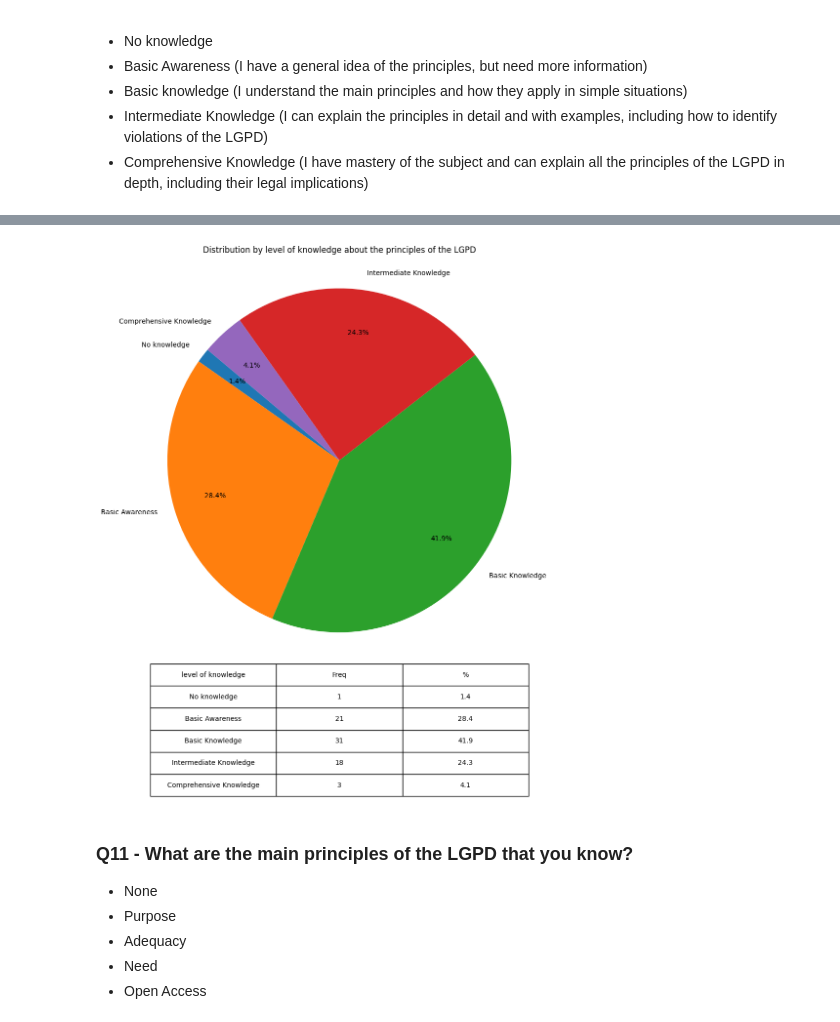
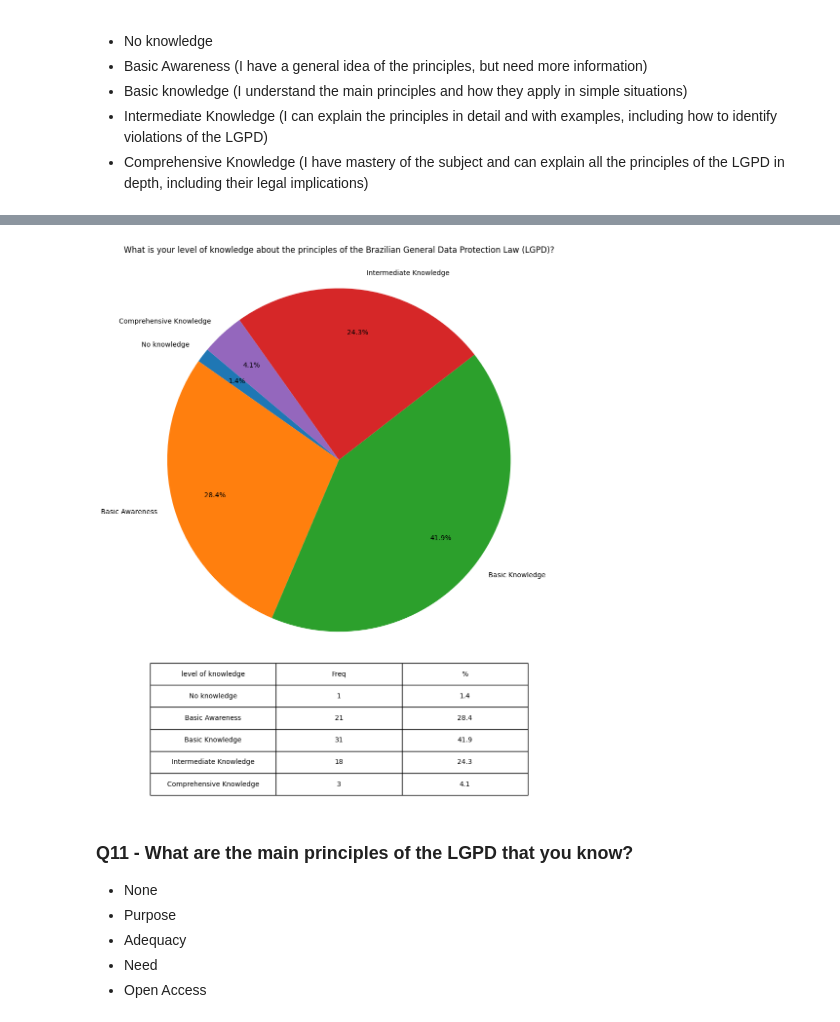
Before and after one commit to fabianumfalco/perception_br_devs_data_privacy_llm, a Jupyter notebook: data_analysis_survey.ipynb, the cells around one changed output, grey strips where cells are left out. Drawn from its saved outputs; the diff is of its cells as text; code cells hidden in the pictures.

```diff
--- a/data_analysis_survey.ipynb
+++ b/data_analysis_survey.ipynb
@@ -1051,28 +979,28 @@ result_q10
 # %%
 # Creating the pie chart and centered table below
 fig, ax = plt.subplots(figsize=(10, 6))
 
 # Pie chart
 sizes = result_q09['qtde']
 labels = result_q09['question_anwser']
 ax.pie(sizes, labels=labels, autopct='%1.1f%%', startangle=140, pctdistance=0.75)
-ax.set_title('Distribution by level of knowledge about the principles of the LGPD')
+ax.set_title('What is your level of knowledge about the principles of the Brazilian General Data Protection Law (LGPD)?')
 
 # Adjusting the position and size of the table
 table_data = result_q09[['question_anwser', 'qtde', 'pct']]
 table_data.rename(columns={"question_anwser": "level of knowledge", "qtde": "Freq", "pct": "%"}, inplace=True)
 table = ax.table(cellText=table_data.values, colLabels=table_data.columns, loc='bottom', cellLoc='center')
 table.auto_set_font_size(False)
 table.set_fontsize(10)
 table.scale(1, 1.5)  # Scaling the table size
 ax.axis('equal')  # Maintains the aspect ratio of the pie chart
 
 # Adjusting the spacing between the pie chart and the table
 fig.subplots_adjust(top=1.5)
 
 plt.show()
 # %% [output]
-[figure, old version]
+[figure, new version]
 # %% [markdown]
 ### Q11 - What are the main principles of the LGPD that you know?
 - None
```
Also changed, not shown: parts of 54 cells of this notebook.
